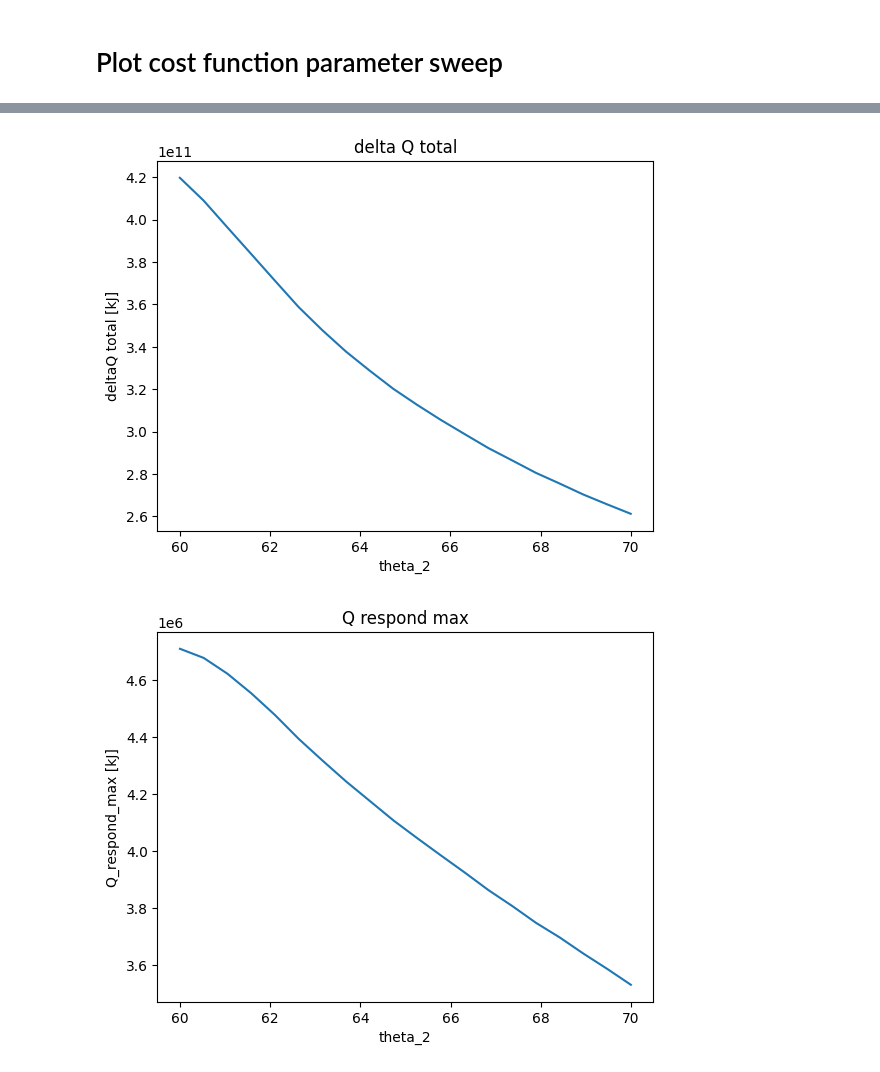
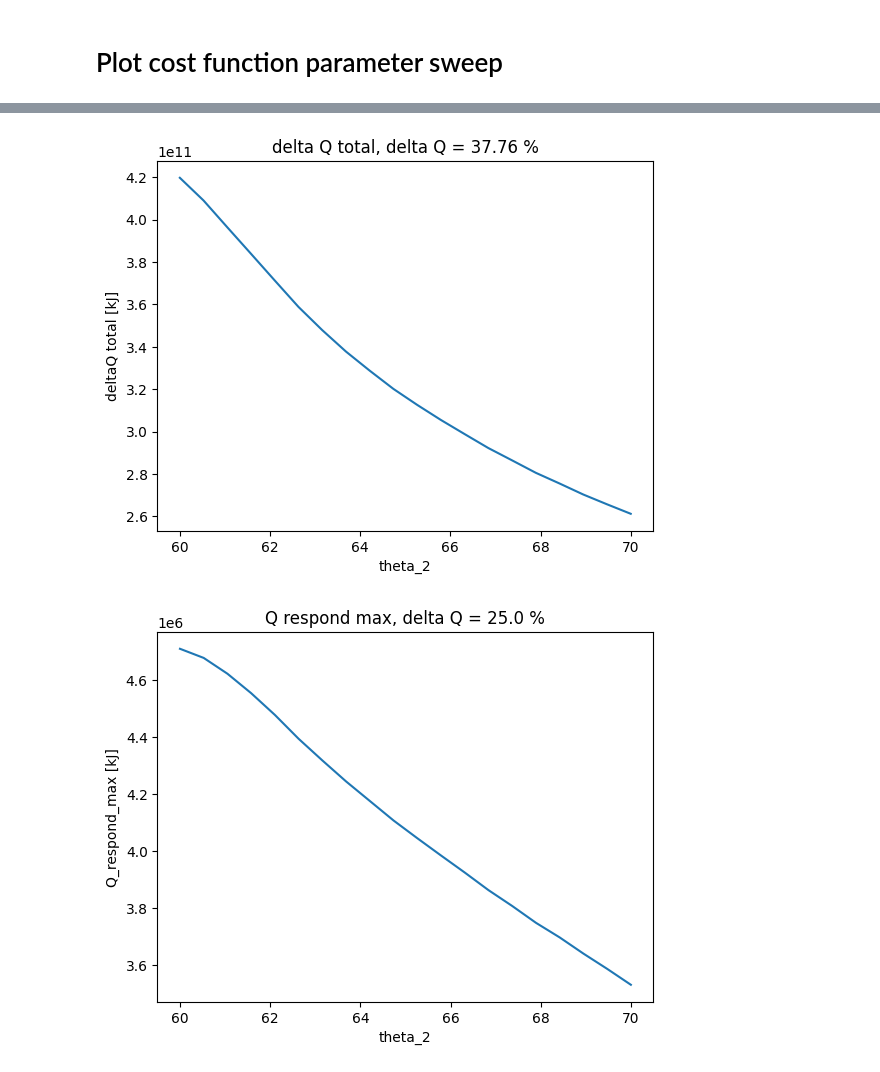
Before and after one commit to Pietervb2/thesis, a Jupyter notebook: debug.ipynb, the cells around one changed output, grey strips where cells are left out. Cells and saved outputs as stored; diff of their text form; code cells hidden in the pictures.

```diff
--- a/debug.ipynb
+++ b/debug.ipynb
@@ -764,7 +764,7 @@ for i in range(2,6):
 
     file_heat = f'cost_function_terms_Profile_2_theta{i}_Ts=11.csv'
     file_path_cost_terms = os.path.join(thesis_dir, 'figures', 'sweeps', sweep, file_heat)
-    dict_theta_terms = pd.read_csv(file_path_heat)
+    dict_theta_terms = pd.read_csv(file_path_cost_terms)
     # cost,term_Tr,term_Ts,term_dTs,regularization
 
     theta = dict_theta_terms[f'theta_{i}']
@@ -773,6 +773,9 @@ for i in range(2,6):
     term_Ts = dict_theta_terms['term_Ts']
     term_dTs = dict_theta_terms['term_dTs']
     regularization = dict_theta_terms['regularization']
+
+    term_TsCOP = dict_theta_terms['termTs_COP']
+    term_TrCOP = dict_theta_terms['termTr_COP']
 
     plt.plot(theta, cost - term_dTs, label='total cost - dTs')
     plt.plot(theta, term_Tr, label='term_Tr')
@@ -798,7 +798,6 @@ for i in range(2,6):
     file_cost_terms = f'cost_function_terms_Profile_2_theta{i}_Ts=Tin.csv'
     file_path_cost_terms = os.path.join(thesis_dir, 'figures', 'sweeps', sweep, file_cost_terms)
     dict_theta_terms = pd.read_csv(file_path_cost_terms)
-    # cost,term_Tr,term_Ts,term_dTs,regularization
 
     theta = dict_theta_terms[f'theta_{i}']
     cost = dict_theta_terms['cost']
@@ -807,11 +806,20 @@ for i in range(2,6):
     term_dTs = dict_theta_terms['term_dTs']
     regularization = dict_theta_terms['regularization']
 
+    term_TsCOP = dict_theta_terms['termTs_COP']
+    term_TrCOP = dict_theta_terms['termTr_COP']
+
+    plt.title("Ts=Tin")
     plt.plot(theta, cost - term_dTs, label='total cost - dTs')
+    plt.plot(theta, cost, label = 'total_cost')
     plt.plot(theta, term_Tr, label='term_Tr')
     plt.plot(theta, term_Ts, label='term_Ts')
     plt.plot(theta, term_dTs, label='term_dTs')
     plt.plot(theta, regularization, label='regularization')
+    # plt.plot(theta, term_TsCOP, label='termTs_COP')
+    # plt.plot(theta, term_TrCOP, label='termTr_COP')
+
+    # plt.plot(theta, term_TsCOP + term_TrCOP, label='termTs_COP + termTr_COP')
 
     plt.legend()
     plt.xlabel(f'theta_{i}')
@@ -825,32 +833,54 @@ for i in range(2,6):
 # %%
 thesis_dir = os.path.abspath("")
 
 for i in range(2,6):
     sweep = f'cost_function_sweep_Profile_2_theta{i}'
 
-    file_heat = f'deltaQ_Qrespond_Profile_2_theta{i}.csv'
+    file_heat = f'constraint_Profile_2_theta{i}.csv'
     file_path_heat = os.path.join(thesis_dir, 'figures', 'sweeps', sweep, file_heat)
     dict_theta_heat = pd.read_csv(file_path_heat)
-    # cost,term_Tr,term_Ts,term_dTs,regularization
 
     theta = dict_theta_heat[f'theta_{i}']
     delta_Q_tot = dict_theta_heat['deltaQ_tot']
     Q_respond_max = dict_theta_heat['Q_respond_max']
+    Q_respond_min = dict_theta_heat['Q_respond_min']
+    Q_respond_mean = dict_theta_heat['Q_respond_mean']
+
+    Q_respond_1min_max = dict_theta_heat['Q_respond_1min_mean']
+    Q_respond_1min_min = dict_theta_heat['Q_respond_1min_min']
+    Q_respond_1min_mean = dict_theta_heat['Q_respond_1min_mean']
 
 
     plt.figure()
-    plt.title("delta Q total")
+    plt.title(f"delta Q total, delta Q = {round((delta_Q_tot[0] - np.array(delta_Q_tot)[-1])/delta_Q_tot[0]*100,2)} %")
     plt.plot(theta, delta_Q_tot, label='delta_Q_tot')
     plt.xlabel(f'theta_{i}')
     plt.ylabel('deltaQ total [kJ]')
+    # plt.figure()
+    # plt.title(f"Q respond 1min max, delta Q = {round((Q_respond_1min_max[0] - np.array(Q_respond_1min_max)[-1])/Q_respond_1min_max[0]*100,2)} %")
+    # plt.plot(theta, Q_respond_1min_max, label='Q_respond_1min_max')
+    # plt.xlabel(f'theta_{i}')
+    # plt.ylabel('Q_respond_1min_max [kJ]')
 
     plt.figure()
-    plt.title("Q respond max")
+    plt.title(f"Q respond max, delta Q = {round((Q_respond_max[0] - np.array(Q_respond_max)[-1])/Q_respond_max[0]*100,2)} %")
     plt.plot(theta, Q_respond_max, label='Q_respond_max')
     plt.xlabel(f'theta_{i}')
     plt.ylabel('Q_respond_max [kJ]')
 
+    # plt.figure()
+    # plt.title(f'Q respond mean, delta Q = {round((Q_respond_mean[0] - np.array(Q_respond_mean)[-1])/Q_respond_mean[0]*100,2)} %')
+    # plt.plot(theta, Q_respond_mean, label='Q_respond_mean')
+    # plt.xlabel(f'theta_{i}')
+    # plt.ylabel('Q_respond_mean [kJ]')
+
+    # plt.figure()
+    # plt.title(f'Q respond 1min mean, delta Q = {round((Q_respond_1min_mean[0] - np.array(Q_respond_1min_mean)[-1])/Q_respond_1min_mean[0]*100,2)} %')
+    # plt.plot(theta, Q_respond_1min_mean, label='Q_respond_1min_mean')
+    # plt.xlabel(f'theta_{i}')
+    # plt.ylabel('Q_respond_1min_mean [kJ]')
+
     plt.show()
 # %% [output]
-[figure, old version]
+[figure, new version]
-[figure, old version]
+[figure, new version]
```
Also changed, not shown: parts of 4 cells of this notebook, 13 other files.
